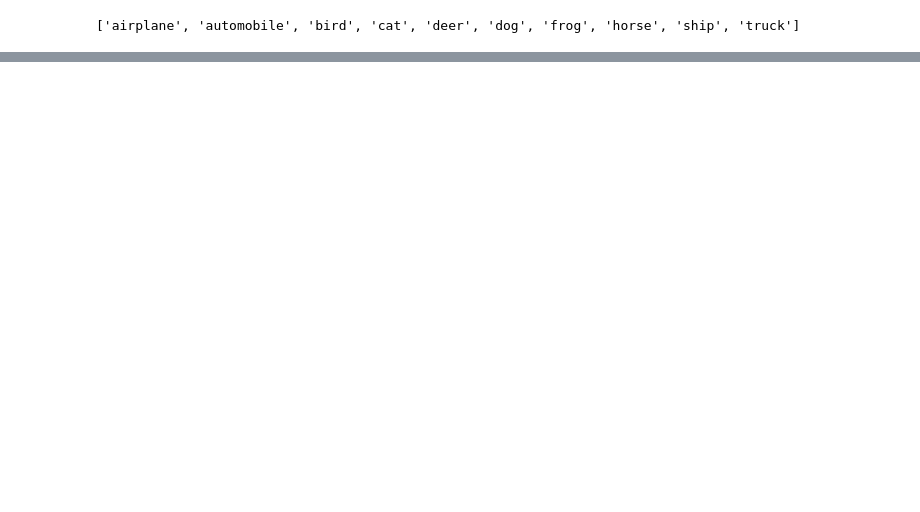
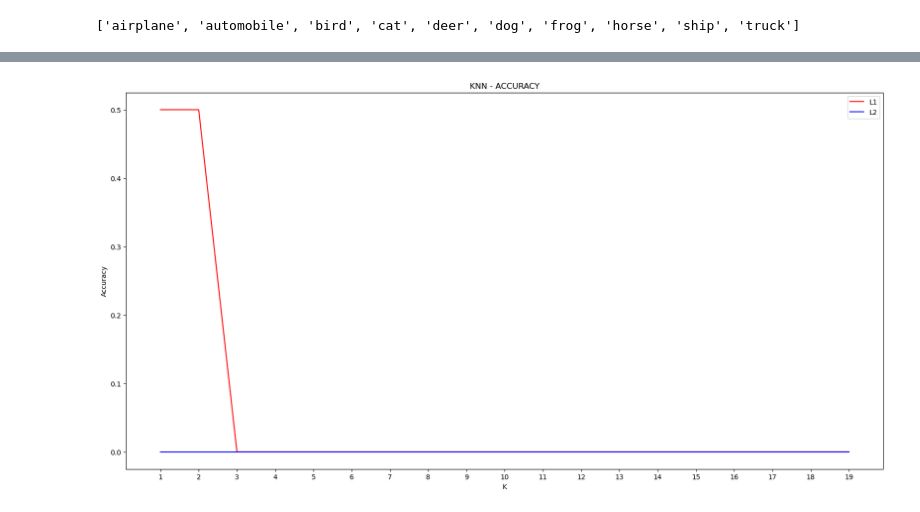
Before and after one commit to KhurshedAlamSifat/CVPR, a Jupyter notebook: Mid/KNN.ipynb, the cells around one changed output, grey strips where cells are left out. Cells and saved outputs as stored; diff of their text form; code cells hidden in the pictures; blank space fills up the shorter version.

```diff
--- a/Mid/KNN.ipynb
+++ b/Mid/KNN.ipynb
@@ -74,0 +88,31 @@ print(len(testingdata))
+# %%
+def split(X, y, test_size=0.2):
+    X_train = X[:int(len(X)*(1-test_size))]
+    X_test = X[int(len(X)*(1-test_size)):]
+    y_train = y[:int(len(y)*(1-test_size))]
+    y_test = y[int(len(y)*(1-test_size)):]
+    return X_train, X_test, y_train, y_test
+
+X = np.array([i['image'] for i in TRAIN_DATA[:10]])
+y = np.array([i['class'] for i in TRAIN_DATA[:10]])
+
+l1_acc = {}
+l2_acc = {}
+
+k_neighbors = np.arange(1, 20)
+
+for k in tqdm(k_neighbors):
+    knn = KNN(k)
+
+    X_train , X_test, y_train, y_test = split(X, y, test_size=0.2)
+
+    knn.fit(X_train, y_train)
+
+    y_pred_l1 = knn.predict(X_test, l_func="l1")
+    y_pred_l2 = knn.predict(X_test, l_func="l2")
+
+
+    l1_acc[k] = knn.accuracy(y_test, y_pred_l1)
+    l2_acc[k] = knn.accuracy(y_test, y_pred_l2)
+
+    print(f"When k = {k} accuracy of l1 is {l1_acc[k]} and accuracy of l2 is {l2_acc[k]}")
@@ -74,0 +133,12 @@ print(len(testingdata))
+# %%
+plt.figure(figsize=(20,10))
+plt.title("KNN - ACCURACY")
+plt.xlabel("K")
+plt.ylabel("Accuracy")
+plt.plot(k_neighbors, list(l1_acc.values()), label="L1", color="red")
+plt.plot(k_neighbors, list(l2_acc.values()), label="L2", color="blue")
+plt.xticks(k_neighbors)
+plt.legend(["L1", "L2"])
+plt.show()
+# %% [output]
+[figure, added]
```
Also changed, not shown: parts of 9 cells of this notebook, 2 other files.
